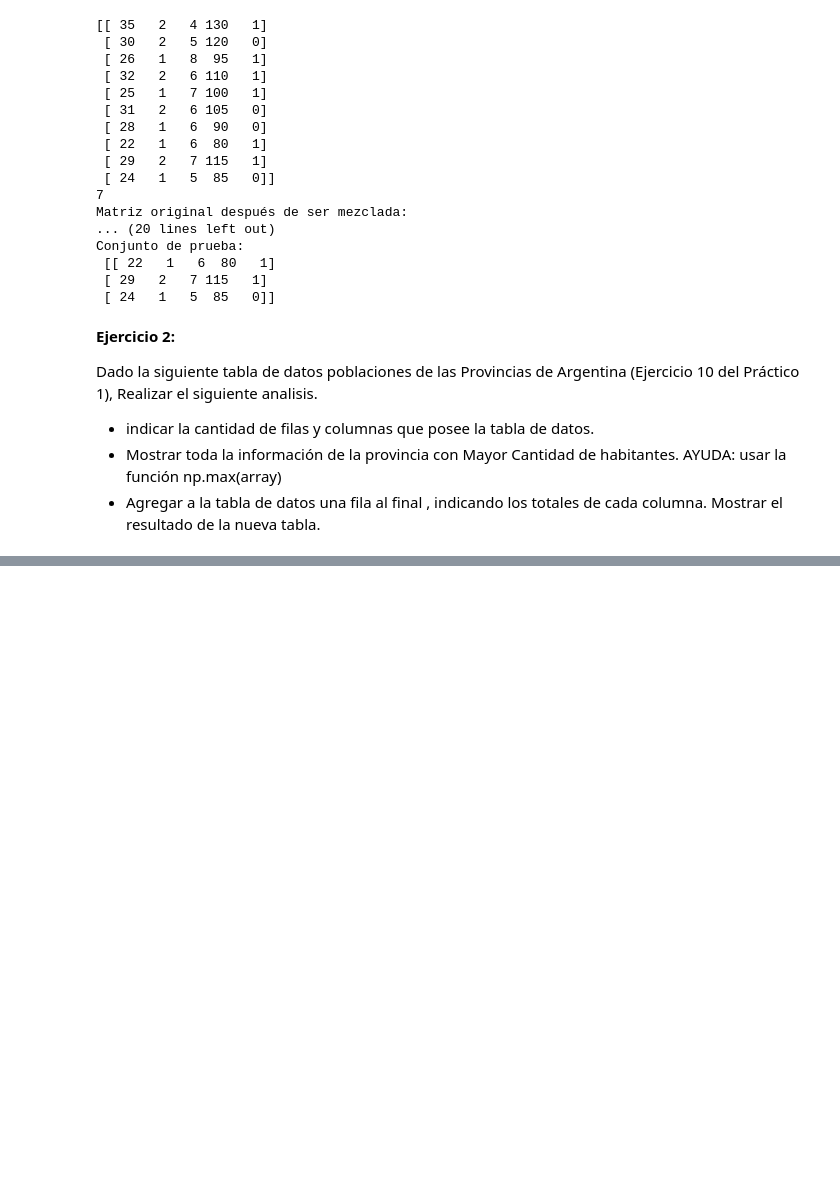
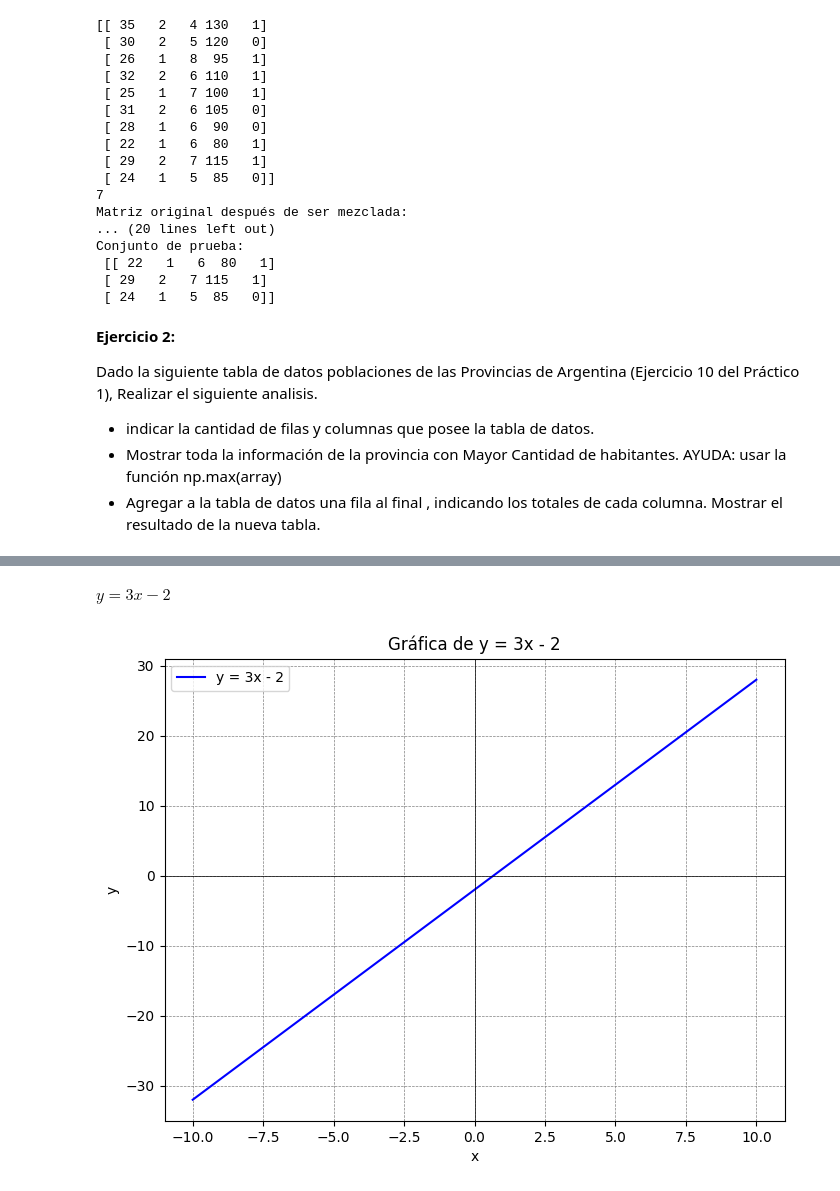
Before and after one commit to agustinsalum/ciencia-datos-python, a Jupyter notebook: Trabajos-practicos/tp2/tp2.ipynb, the cells around one changed output, grey strips where cells are left out. Saved outputs shown, nothing was run; the diff lists cells and outputs as text; code cells hidden in the pictures; blank space fills up the shorter version.

```diff
--- a/Trabajos-practicos/tp2/tp2.ipynb
+++ b/Trabajos-practicos/tp2/tp2.ipynb
@@ -455,0 +510,25 @@ IndexError: too many indices for array: array is 1-dimensional, but 2 were index
+# %% [markdown]
+$ y= 3x -2$
+# %%
+import numpy as np
+import matplotlib.pyplot as plt
+
+# Crear un rango de valores para x
+x = np.linspace(-10, 10, 400)  # Aquí defines el dominio del eje x
+
+# Calcular los valores correspondientes de y
+y = 3 * x - 2
+
+# Crear la gráfica
+plt.figure(figsize=(8, 6))
+plt.plot(x, y, label='y = 3x - 2', color='blue')
+plt.title('Gráfica de y = 3x - 2')
+plt.xlabel('x')
+plt.ylabel('y')
+plt.axhline(0, color='black',linewidth=0.5)
+plt.axvline(0, color='black',linewidth=0.5)
+plt.grid(color = 'gray', linestyle = '--', linewidth = 0.5)
+plt.legend()
+plt.show()
+# %% [output]
+[figure, added]
```
Also changed, not shown: parts of 15 cells of this notebook.
